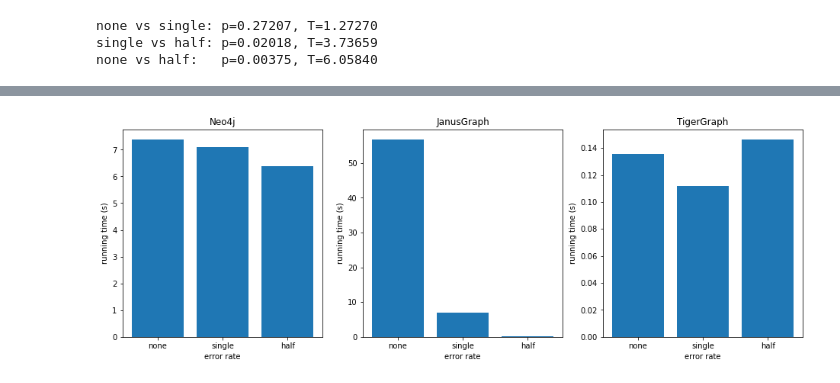
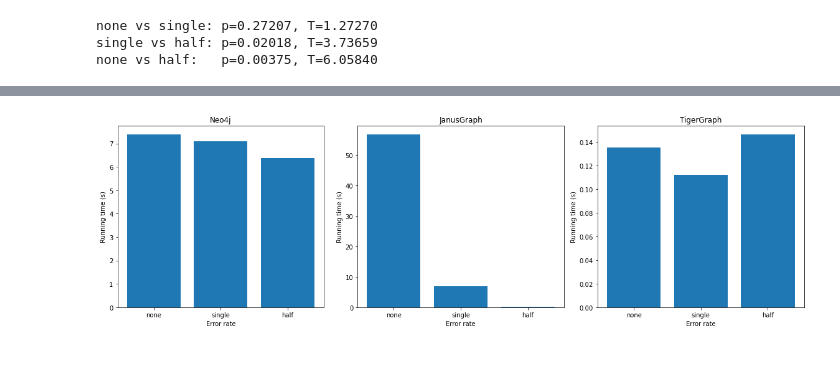
Before and after one commit to nimobeeren/thesis, a Jupyter notebook: analysis/analysis.ipynb, the cells around one changed output, grey strips where cells are left out. Saved outputs shown, nothing was run; the diff lists cells and outputs as text; code cells hidden in the pictures.

```diff
--- a/analysis/analysis.ipynb
+++ b/analysis/analysis.ipynb
@@ -96,20 +99,22 @@ plt.show()
 # %%
 def plot_errors_per_db(ax, db):
     df_filtered = df[
         (df.database == db) & (df.dataset == "snb") & (df.scale == 0.1) & (df.variant == "boolean")
     ]
 
     data = df_filtered.groupby("errors").mean().reset_index()
 
     ax.bar(data.errors, data.time / 1000)
-    ax.set_xlabel("error rate")
-    ax.set_ylabel("running time (s)")
+    ax.set_xlabel("Error rate")
+    ax.set_ylabel("Running time (s)")
     ax.set_title(format(db))
+
 
 fig, axs = plt.subplots(1, 3, figsize=(16, 5))
 plot_errors_per_db(axs[0], "neo4j")
 plot_errors_per_db(axs[1], "janusgraph")
 plot_errors_per_db(axs[2], "tigergraph")
+fig.tight_layout()
 plt.show()
 # %% [output]
-[figure, old version]
+[figure, new version]
```
Also changed, not shown: parts of 3 cells of this notebook, 1 other file.
